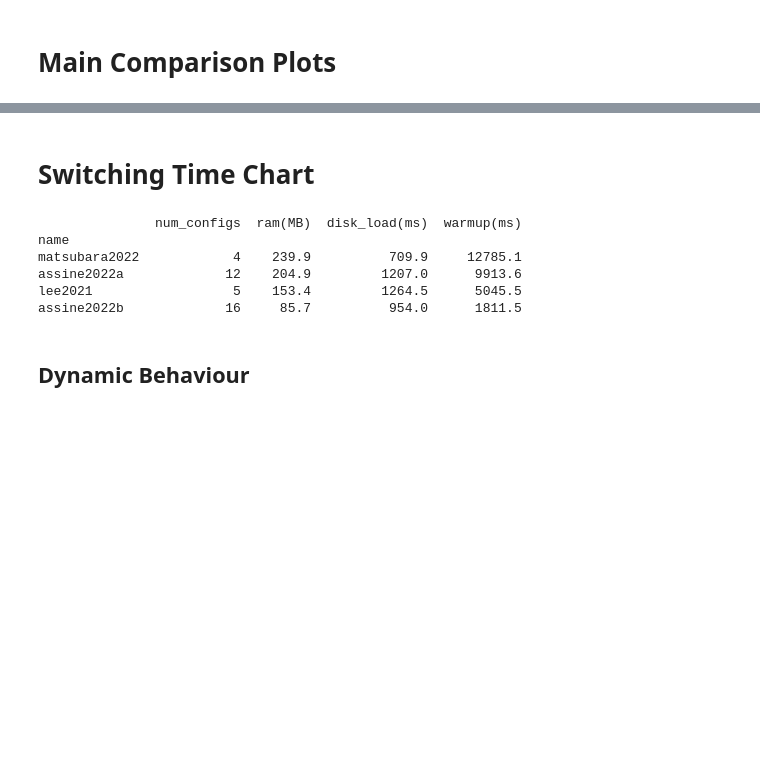
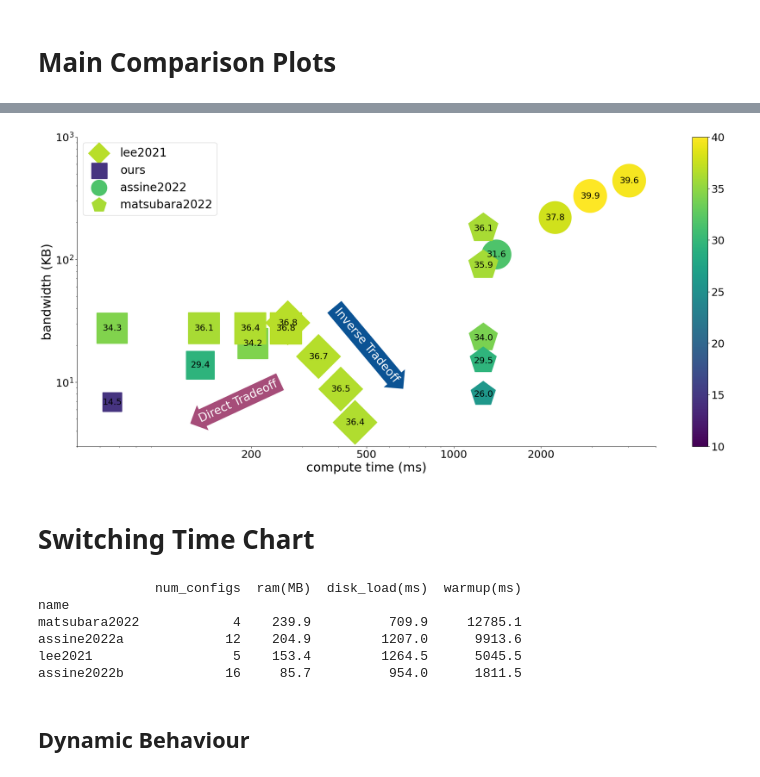
Before and after one commit to jsiloto/adaptive-cod-on-device, a Jupyter notebook: results/plots.ipynb, the cells around one changed output, grey strips where cells are left out. Drawn from its saved outputs; the diff is of its cells as text; code cells hidden in the pictures; blank space fills up the shorter version.

```diff
--- a/results/plots.ipynb
+++ b/results/plots.ipynb
@@ -129,3 +64,84 @@ plt.savefig("graph_sota.pdf", dpi=500)
+# %%
+df = read_sota()
+
+
+def plot(ax, name, color='blue', marker='o', configurable=False):
+    a = df[df.index.str.contains(name)]
+    bw = a['KB'].values
+    latency = a['ms'].values
+    mAP = a['mAP'].values
+
+    z = 80*(mAP**1.1)
+    z_label = ["{:2.1f}".format(m) for m in mAP]
+
+    vmin=10.0
+    vmax=40.0
+
+    if configurable:
+         axi = ax.scatter(latency, bw, s=z, marker=marker, alpha=1.0,
+                    label=name, linewidth=2,
+#                     edgecolor='black',
+                    c=mAP, cmap='viridis', vmin=vmin, vmax=vmax)
+    else:
+        axi = ax.scatter(latency, bw, s=z, marker=marker, alpha=1.0,
+                   label=name,
+#                    edgecolor='black',
+                   c=mAP, cmap='viridis', vmin=vmin, vmax=vmax)
+    for i in range(len(mAP)):
+        ax.annotate(z_label[i], ( latency[i], bw[i]), ha='center', va='center', fontsize=18, color='black')
+
+    return axi
+
+fig = plt.figure(figsize=(20,10))
+ax = fig.add_subplot(111)
+ax.set_xlabel('compute time (ms)')
+ax.set_ylabel('bandwidth (KB)')
+ax.set_xscale('log')
+ax.set_yscale('log')
+
+# Hide the right and top spines
+ax.spines.right.set_visible(False)
+ax.spines.top.set_visible(False)
+
+f = "literature_comparison/literature.csv"
+df.columns = df.columns.str.replace(' ', '')
+plot(ax, "lee2021", color='cyan', marker='D')
+plot(ax, "ours", color='red', marker="s", configurable=True)
+plot(ax, "assine2022", color="#A8127D", marker="o", configurable=True)
+axi = plot(ax, "matsubara2022", color='blue', marker="p")
+
+
+
+
+# ADD ARROWS
+bbox_props = dict(boxstyle="rarrow", fc="#0b5394", ec="b", lw=0)
+t = ax.text(500, 2e1, "Inverse Tradeoff", ha="center", va="center", rotation=-50,
+            size=24, color="white",
+            bbox=bbox_props)
+bbox_props = dict(boxstyle="larrow", fc="#a64d79", ec="b", lw=0)
+t = ax.text(180, 7, "Direct Tradeoff", ha="center", va="center", rotation=25,
+            size=24, color="white",
+            bbox=bbox_props)
+
+# LEGEND
+legend_properties = {'weight':'normal', 'size': 24}
+lgnd = ax.legend(fontsize=15,  prop=legend_properties,
+                 loc='upper left')
+for i in range(4):
+    lgnd.legendHandles[i]._sizes = [1e3]
+#     lgnd.legendHandles[i].set_color('black')
+#     lgnd.legendHandles[i].set_facecolor('white')
+
+ax.set_xlim(50, 5e3)
+ax.set_ylim(3, 1e3)
+fig.colorbar(axi)
+
+ax.set_xticks([2e2, 5e2, 1e3, 2e3])
+ax.get_xaxis().set_major_formatter(matplotlib.ticker.FormatStrFormatter('%g'))
+plt.subplots_adjust(top = 0.97, bottom = .08, right = 1.1, left = .06, hspace = 0, wspace = 0.15)
+plt.savefig("graph_sota.pdf", dpi=500)
+# %% [output]
+[figure, added]
 # %% [markdown]
 # Switching Time Chart
 # %%
```
Also changed, not shown: parts of 13 cells of this notebook, 1 other file.
